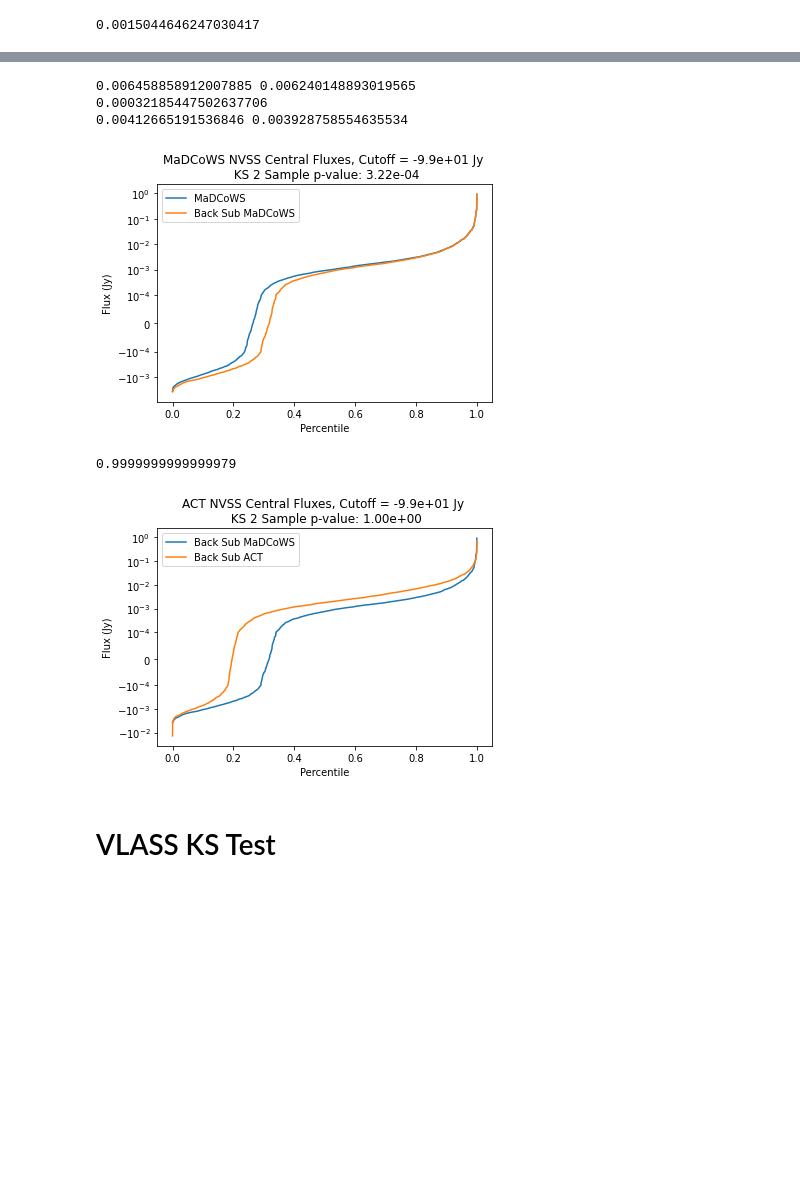
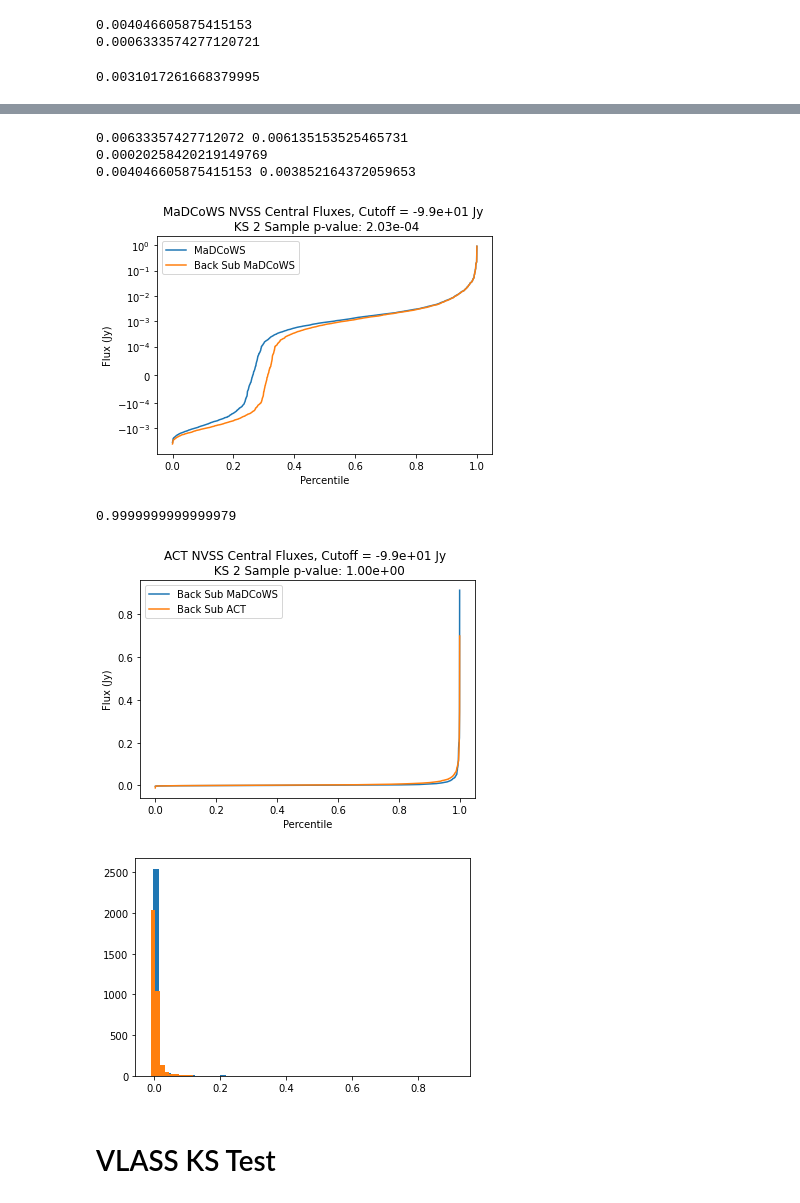
Before and after one commit to Sulla2012/madcowsclusters, a Jupyter notebook: Dust_statistics.ipynb, the cells around one changed output, grey strips where cells are left out. Saved outputs shown, nothing was run; the diff lists cells and outputs as text; code cells hidden in the pictures; blank space fills up the shorter version.

```diff
--- a/Dust_statistics.ipynb
+++ b/Dust_statistics.ipynb
@@ -7,3 +48,4 @@ import math
 # %%
-act_fluxes_dict = pk.load(open('ACT_central_flux.pickle', 'rb'))
-mdcw_fluxes_dict = pk.load(open('Madcows_central_flux.pickle', 'rb'))
+act_fluxes_dict = pk.load(open('ACT_central_flux_mjy.pickle', 'rb'))
+mdcw_fluxes_dict = pk.load(open('Madcows_central_flux_mjy.pickle', 'rb'))
+act_fluxes_dict_19 = pk.load(open('ACT_central_flux_Nov19.pickle', 'rb'))
@@ -29,0 +52,3 @@ act_fluxes_dict
+# %%
+for key in act_fluxes_dict.keys():
+    print(act_fluxes_dict[key][1], act_fluxes_dict_19[key][1])
@@ -32,15 +75,22 @@ nvss_act_fluxes = np.zeros(len(act_fluxes_dict.keys())-1)
 back_sub_nvss_act_fluxes =np.zeros(len(act_fluxes_dict.keys())-1)
 for i, key in enumerate(act_fluxes_dict.keys()):
     if i == 0: continue
-    nvss_act_fluxes[i-1] = act_fluxes_dict[key][0]
-    back_sub_nvss_act_fluxes[i-1] = act_fluxes_dict[key][0] - act_fluxes_dict[key][1]
+    nvss_act_fluxes[i-1] = act_fluxes_dict[key][0]*10e6
+    back_sub_nvss_act_fluxes[i-1] = (act_fluxes_dict[key][0] - act_fluxes_dict[key][1])*10e6
 
 nvss_mdcw_fluxes = np.zeros(len(mdcw_fluxes_dict.keys())-1)
 back_sub_nvss_mdcw_fluxes = np.zeros(len(mdcw_fluxes_dict.keys())-1)
 for i, key in enumerate(mdcw_fluxes_dict.keys()):
     if i == 0: continue
-    nvss_mdcw_fluxes[i-1] = mdcw_fluxes_dict[key][0]
-    back_sub_nvss_mdcw_fluxes[i-1] = mdcw_fluxes_dict[key][0] - mdcw_fluxes_dict[key][1]
+    nvss_mdcw_fluxes[i-1] = mdcw_fluxes_dict[key][0]*10e6
+    back_sub_nvss_mdcw_fluxes[i-1] = (mdcw_fluxes_dict[key][0] - mdcw_fluxes_dict[key][1])*10e6
+
+nvss_act_fluxes_19 = np.zeros(len(act_fluxes_dict_19.keys())-1)
+back_sub_nvss_act_fluxes_19 =np.zeros(len(act_fluxes_dict_19.keys())-1)
+for i, key in enumerate(act_fluxes_dict_19.keys()):
+    if i == 0: continue
+    nvss_act_fluxes_19[i-1] = act_fluxes_dict_19[key][0]
+    back_sub_nvss_act_fluxes_19[i-1] = (act_fluxes_dict_19[key][0] - act_fluxes_dict_19[key][1])
 
 cut = -99
 nvss_act_fluxes = nvss_act_fluxes[nvss_act_fluxes > cut]
@@ -52,6 +102,20 @@ back_sub_nvss_act_fluxes = back_sub_nvss_act_fluxes[back_sub_nvss_act_fluxes > c
 back_sub_nvss_mdcw_fluxes = back_sub_nvss_mdcw_fluxes[back_sub_nvss_mdcw_fluxes > cut]
 back_sub_nvss_act_fluxes.sort()
 back_sub_nvss_mdcw_fluxes.sort()
+
+min_act = min(back_sub_nvss_act_fluxes)
+min_mdcw = min(back_sub_nvss_mdcw_fluxes)
+
+#back_sub_nvss_act_fluxes = [1e3*value for value in back_sub_nvss_act_fluxes]
+#back_sub_nvss_mdcw_fluxes = [1e3*value for value in back_sub_nvss_mdcw_fluxes]
+
+#back_sub_nvss_act_fluxes = [value+min_act for value in back_sub_nvss_act_fluxes]
+#back_sub_nvss_mdcw_fluxes = [value+min_mdcw for value in back_sub_nvss_mdcw_fluxes]
+print(np.mean(nvss_mdcw_fluxes))
+print(np.mean(nvss_act_fluxes_19))
+# %% [output]
+0.004046605875415153
+0.0006333574277120721
 # %%
 x0 = np.arange(len(nvss_act_fluxes))
 x1 = np.arange(len(nvss_mdcw_fluxes))
@@ -87,39 +151,44 @@ plt.legend()
 
 plt.xlabel('Percentile')
 plt.ylabel('Flux (Jy)')
 plt.title('MaDCoWS NVSS Central Fluxes, Cutoff = {:.1e} Jy \n KS 2 Sample p-value: {:.2e}'.format(cut, p_value))
 plt.yscale('symlog', linthreshy=1e-4)
 
 print(p_value)
 plt.savefig('./plots/KStests/NVSS_mdcw_back_sub.pdf')
 print(np.mean(nvss_mdcw_fluxes),np.mean(back_sub_nvss_mdcw_fluxes))
 plt.show()
 plt.close()
 
 plt.plot(x3/len(x3), back_sub_nvss_mdcw_fluxes, label = 'Back Sub MaDCoWS')
 #plt.plot(x1/len(x1), nvss_mdcw_fluxes, label = 'MaDCoWS')
 #plt.plot(x0/len(x0), nvss_act_fluxes, label = 'ACT')
 plt.plot(x2/len(x2), back_sub_nvss_act_fluxes, label = 'Back Sub ACT')
-p_value = stats.ks_2samp(nvss_mdcw_fluxes, nvss_act_fluxes)[1]
+p_value = stats.ks_2samp(back_sub_nvss_mdcw_fluxes, back_sub_nvss_act_fluxes)[1]
 
 plt.legend()
 
 plt.xlabel('Percentile')
 plt.ylabel('Flux (Jy)')
 plt.title('ACT NVSS Central Fluxes, Cutoff = {:.1e} Jy \n KS 2 Sample p-value: {:.2e}'.format(cut, p_value))
-plt.yscale('symlog', linthreshy=1e-4)
+#plt.yscale('symlog', linthreshy=1e-4)
 
 print(p_value)
 plt.savefig('./plots/KStests/NVSS_act_mdcw_comp_back_sub.pdf')
 plt.show()
+
+plt.hist(back_sub_nvss_mdcw_fluxes, bins = 50)
+plt.hist(back_sub_nvss_act_fluxes, bins = 50)
+plt.show()
 # %% [output]
-0.0015044646247030417
+0.0031017261668379995
 [figure]
-0.006458858912007885 0.006240148893019565
-0.00032185447502637706
-0.00412665191536846 0.003928758554635534
+0.00633357427712072 0.006135153525465731
+0.00020258420219149769
+0.004046605875415153 0.003852164372059653
 [figure]
 0.9999999999999979
-[figure, old version]
+[figure, new version]
+[figure, added]
 # %% [markdown]
 # VLASS KS Test
```
Also changed, not shown: parts of 24 cells of this notebook, 3 other files.
